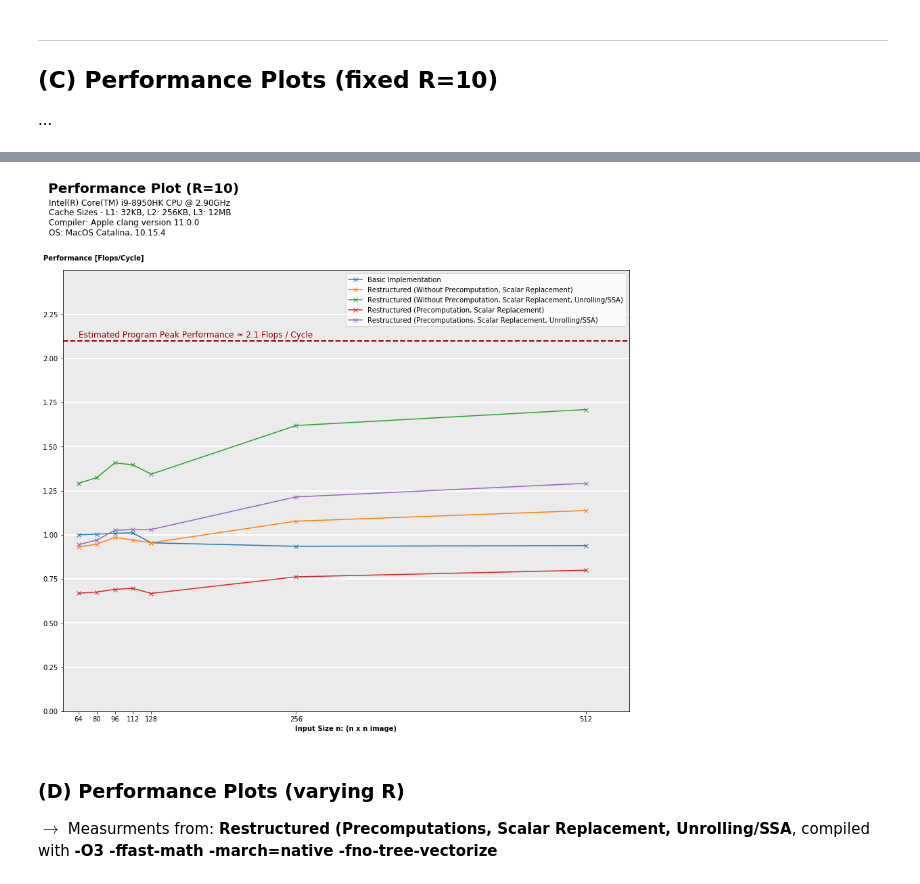
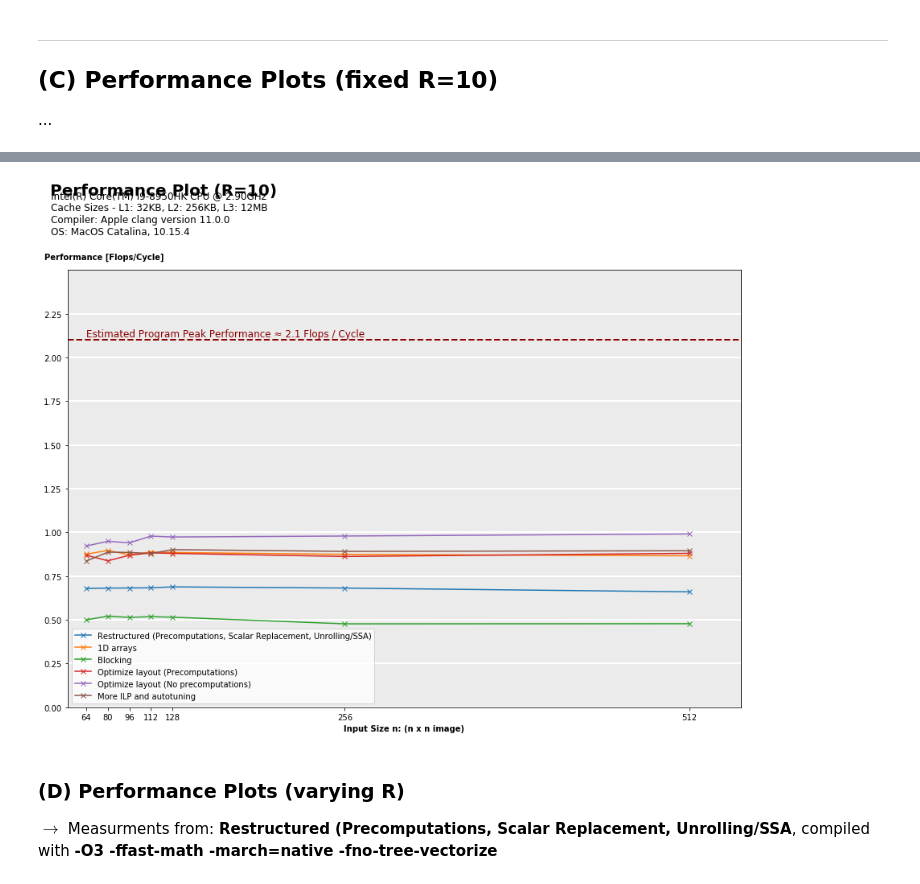
Before and after one commit to ninodimontalcino/advanced-denoising-mcrenderings, a Jupyter notebook: analysis/PerformanceAnalysis.ipynb, the cells around one changed output, grey strips where cells are left out. Drawn from its saved outputs; the diff is of its cells as text; code cells hidden in the pictures.

```diff
--- a/analysis/PerformanceAnalysis.ipynb
+++ b/analysis/PerformanceAnalysis.ipynb
@@ -13,6 +13,8 @@ hardware_info = "Intel(R) Core(TM) i9-8950HK CPU @ 2.90GHz \n" \
                 "Cache Sizes - L1: 32KB, L2: 256KB, L3: 12MB \n" \
                 "Compiler: Apple clang version 11.0.0 \n" \
                 "OS: MacOS Catalina, 10.15.4";
+# %%
+FIGSIZE = (15,10)
 # %% [markdown]
 ### (A) Flop Counting
 $\rightarrow$ Functions to count flops of implemented methods
@@ -420,0 +570,35 @@ fig.savefig('speedup_runtime',bbox_inches='tight',bbox_extra_artists=[suptitle])
+# %%
+# ------------
+# MEASUREMENTS
+# ------------
+
+series = [
+          "Restructured (Precomputations, Scalar Replacement, Unrolling/SSA)",
+          "1D arrays",
+          "Blocking",
+          "Optimize layout (Precomputations)",
+          "Optimize layout (No precomputations)",
+          "More ILP and autotuning"
+]
+
+series_method = [restructured_with_precomp,
+                 restructured_with_precomp,
+                restructured_with_precomp,
+                restructured_with_precomp,
+                restructured_without_precomp,
+                restructured_with_precomp]
+
+colors = ["darkblue", "green", "orange", "purple", "red", "blue"]
+
+
+
+n = np.array([64, 80, 96, 112, 128, 256, 512])
+
+cycles = np.array([
+                    [1.92e8, 3.54e8, 5.66e8, 8.27e8, 1.13e9, 5.44e9, 2.44e10],
+                    [1.49e8, 2.69e8, 4.43e8, 6.36e8, 8.79e8, 4.24e9, 1.86e10],
+                    [2.61e8, 4.63e8, 7.51e8, 1.09e9, 1.51e9, 7.77e9, 3.37e10],
+                    [1.5e8,2.88e8,4.44e8,6.40e8,8.84e8,4.30e9,1.83e10],
+                    [2.26e8,4.08e8,6.61e8,9.31e8,1.29e9,6.14e9,2.64e10],
+                    [1.56e8,2.72e8,4.36e8, 6.43e8, 8.63e8, 4.16e9, 1.8e10]
+                  ])
@@ -423,7 +640,7 @@ R = 10
 performance = np.zeros((len(series), len(n)))
 
 # Init Figure
-fig = plt.figure(figsize=(15,12))
+fig = plt.figure(figsize=FIGSIZE)
 
 # Compute Performance for all series (different compiler flags)
 for i, flag in enumerate(series):
@@ -435,34 +652,34 @@ for i, flag in enumerate(series):
         performance[i][j] = flop_count / cycles[i][j]
 
     # Add serie to plot
     plt.plot(n, performance[i], 'x-', label=flag)
 
 
 # Customize Plot
 top = 2.5
 plt.xticks(n)
 plt.yticks(np.arange(0, top, step=0.25))
 plt.ylim(0,2.5)
 plt.xlim(50,550)
 plt.ylabel("Performance [Flops/Cycle]", fontweight='bold', rotation=0, position=(0,1.02), labelpad=-75)
 plt.xlabel("Input Size n: (n x n image)", fontweight='bold')
 plt.grid(True, color='w', linestyle='-', linewidth=2)
 plt.gca().patch.set_facecolor('0.92')
 plt.gca().xaxis.grid(False)
 plt.gca().yaxis.grid(True)
 
 # Add Estimated Tighter Program Peak Performance
 plt.axhline(2.1, linestyle='--' , color="darkred", linewidth=2)
 plt.text(64, 2.12, 'Estimated Program Peak Performance ≈ 2.1 Flops / Cycle', color="darkred", fontsize=12)
 
 # Add Titles and Processor Information
 suptitle = plt.suptitle("Performance Plot (R=10)", x=0.105, y=1.03, fontsize=20, ha='left', fontweight='bold')
 plt.title(hardware_info, fontsize=12, x=-0.025, y=1.07, ha='left')
 
 plt.legend()
 fig.savefig('performance_plot',bbox_inches='tight',bbox_extra_artists=[suptitle])
 # %% [output]
-[figure, old version]
+[figure, new version]
 # %% [markdown]
 ### (D) Performance Plots (varying R)
 $\rightarrow $ Measurments from: **Restructured (Precomputations, Scalar Replacement, Unrolling/SSA**, compiled with **-O3 -ffast-math -march=native -fno-tree-vectorize**
```
Also changed, not shown: parts of 20 cells of this notebook, 1 other file.
